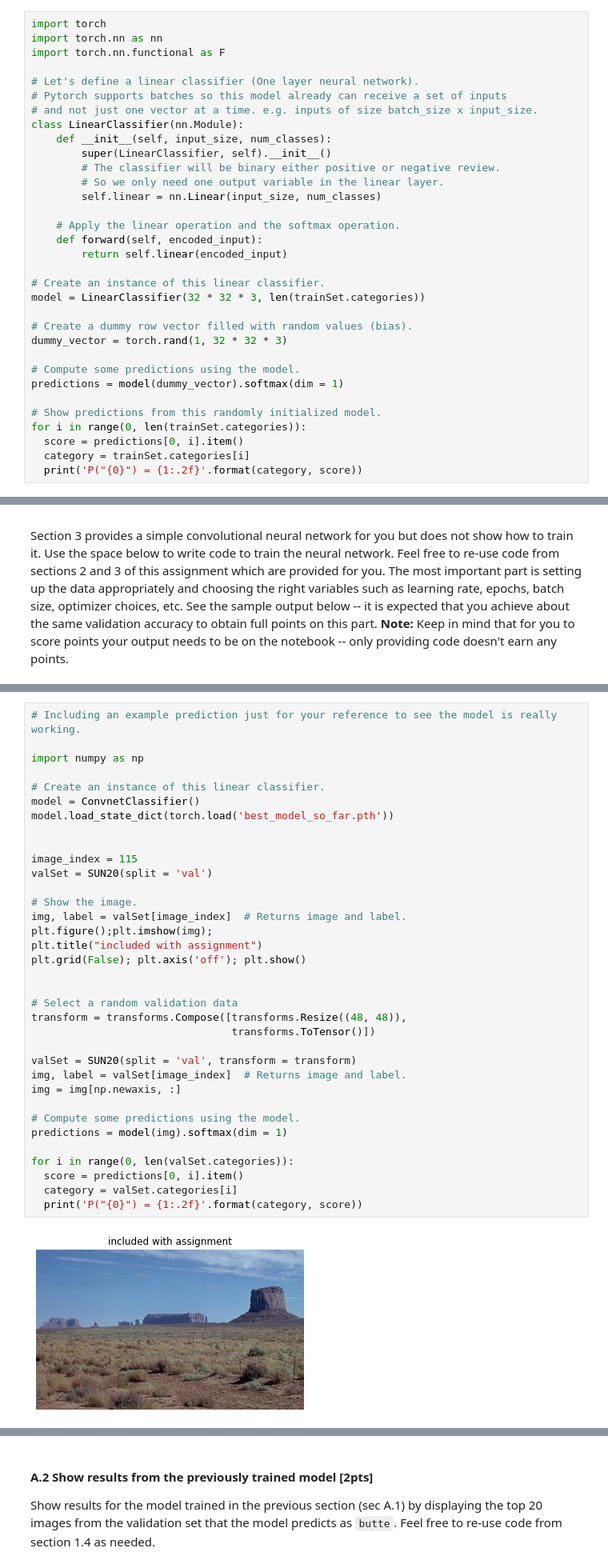
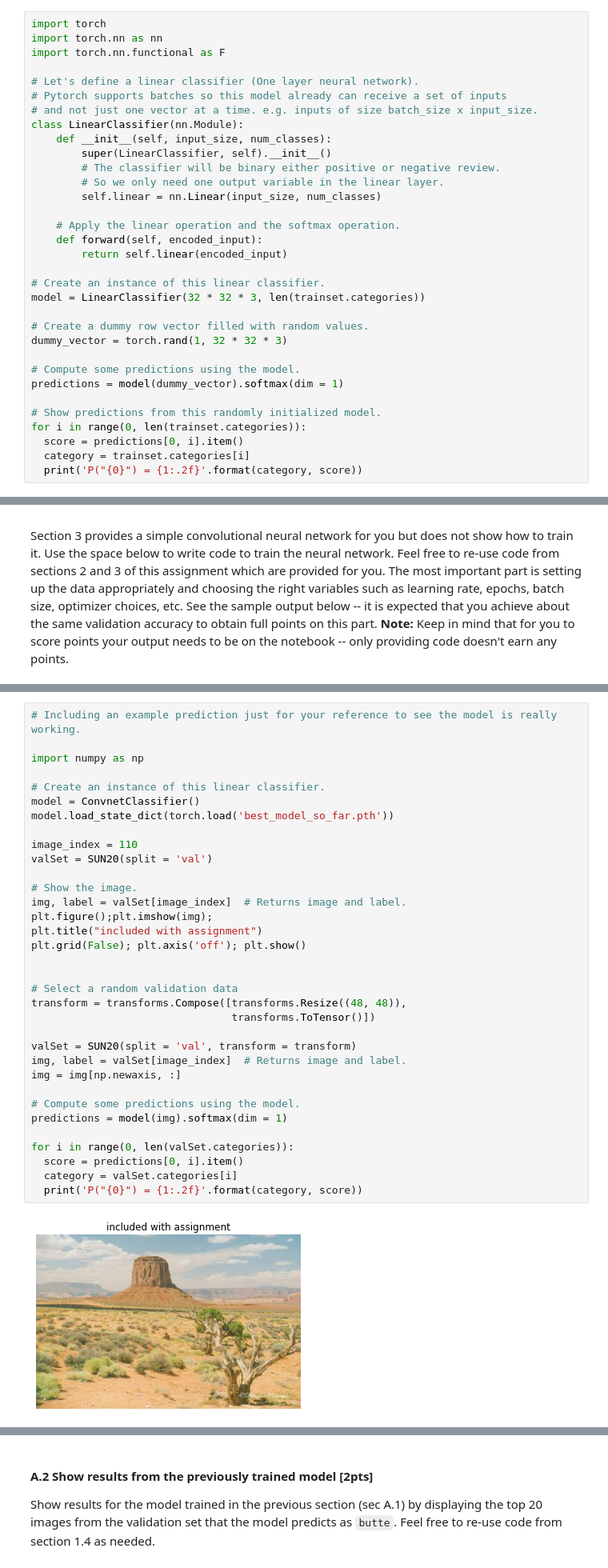
Before and after one commit to KBLin1996/Comp646-DL_for_Vision_and_Language, a Jupyter notebook: Assignment1_image_classification_and_CNN.ipynb, the cells around one changed output, grey strips where cells are left out. Shown at 80% size. Cells and saved outputs as stored; diff of their text form.

```diff
--- a/Assignment1_image_classification_and_CNN.ipynb
+++ b/Assignment1_image_classification_and_CNN.ipynb
@@ -222,17 +222,17 @@ class LinearClassifier(nn.Module):
         return self.linear(encoded_input)
 
 # Create an instance of this linear classifier.
-model = LinearClassifier(32 * 32 * 3, len(trainSet.categories))
+model = LinearClassifier(32 * 32 * 3, len(trainset.categories))
 
-# Create a dummy row vector filled with random values (bias).
+# Create a dummy row vector filled with random values.
 dummy_vector = torch.rand(1, 32 * 32 * 3)
 
 # Compute some predictions using the model.
 predictions = model(dummy_vector).softmax(dim = 1)
 
 # Show predictions from this randomly initialized model.
-for i in range(0, len(trainSet.categories)):
+for i in range(0, len(trainset.categories)):
   score = predictions[0, i].item()
-  category = trainSet.categories[i]
+  category = trainset.categories[i]
   print('P("{0}") = {1:.2f}'.format(category, score))
 # %% [output]
@@ -531,33 +531,32 @@ import numpy as np
 
 # Create an instance of this linear classifier.
 model = ConvnetClassifier()
 model.load_state_dict(torch.load('best_model_so_far.pth'))
 
-
-image_index = 115
+image_index = 110
 valSet = SUN20(split = 'val')
 
 # Show the image.
 img, label = valSet[image_index]  # Returns image and label.
 plt.figure();plt.imshow(img);
 plt.title("included with assignment")
 plt.grid(False); plt.axis('off'); plt.show()
 
 
 # Select a random validation data
 transform = transforms.Compose([transforms.Resize((48, 48)),
                                 transforms.ToTensor()])
 
 valSet = SUN20(split = 'val', transform = transform)
 img, label = valSet[image_index]  # Returns image and label.
 img = img[np.newaxis, :]
 
 # Compute some predictions using the model.
 predictions = model(img).softmax(dim = 1)
 
 for i in range(0, len(valSet.categories)):
   score = predictions[0, i].item()
   category = valSet.categories[i]
   print('P("{0}") = {1:.2f}'.format(category, score))
 # %% [output]
-[figure, old version]
+[figure, new version]
```
Also changed, not shown: parts of 24 cells of this notebook.
